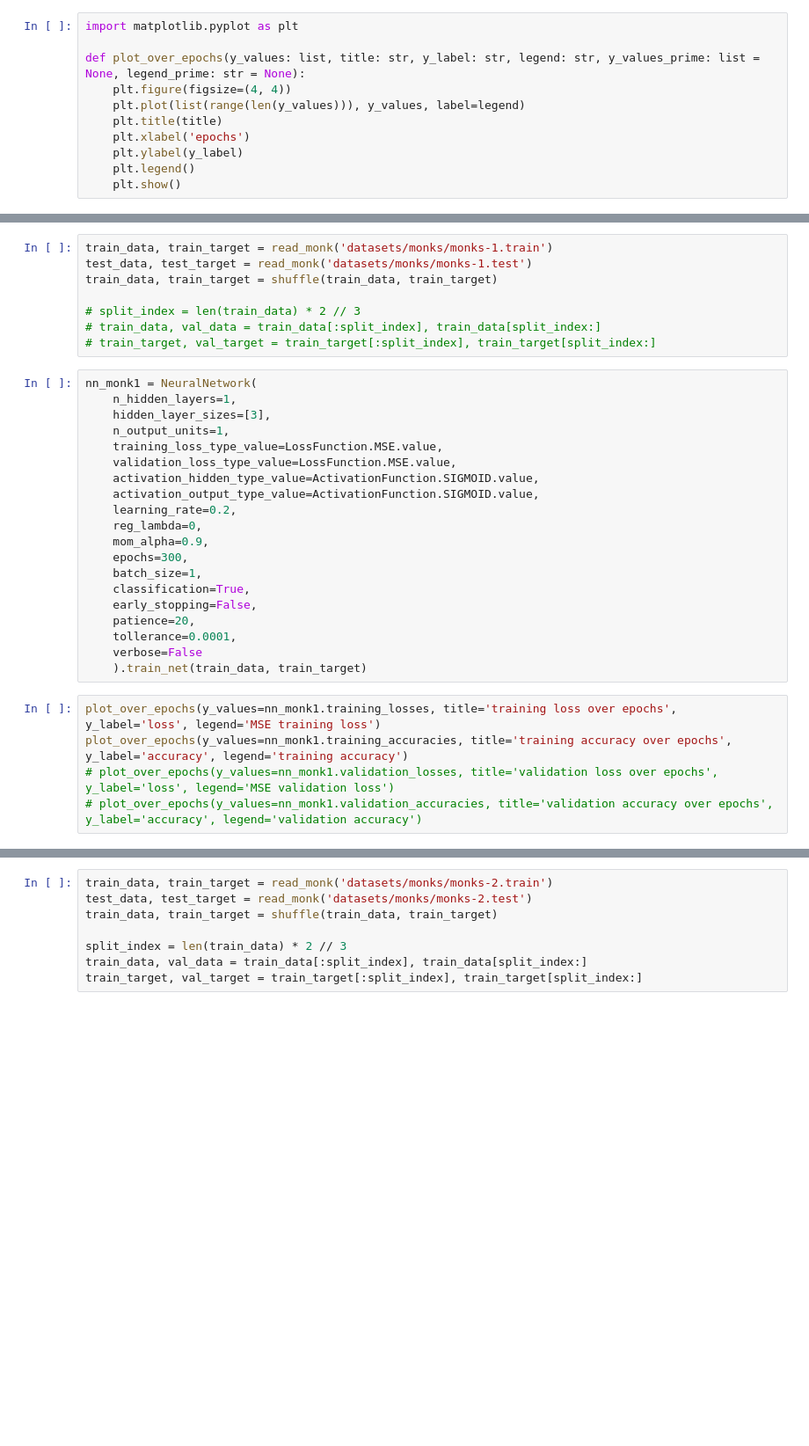
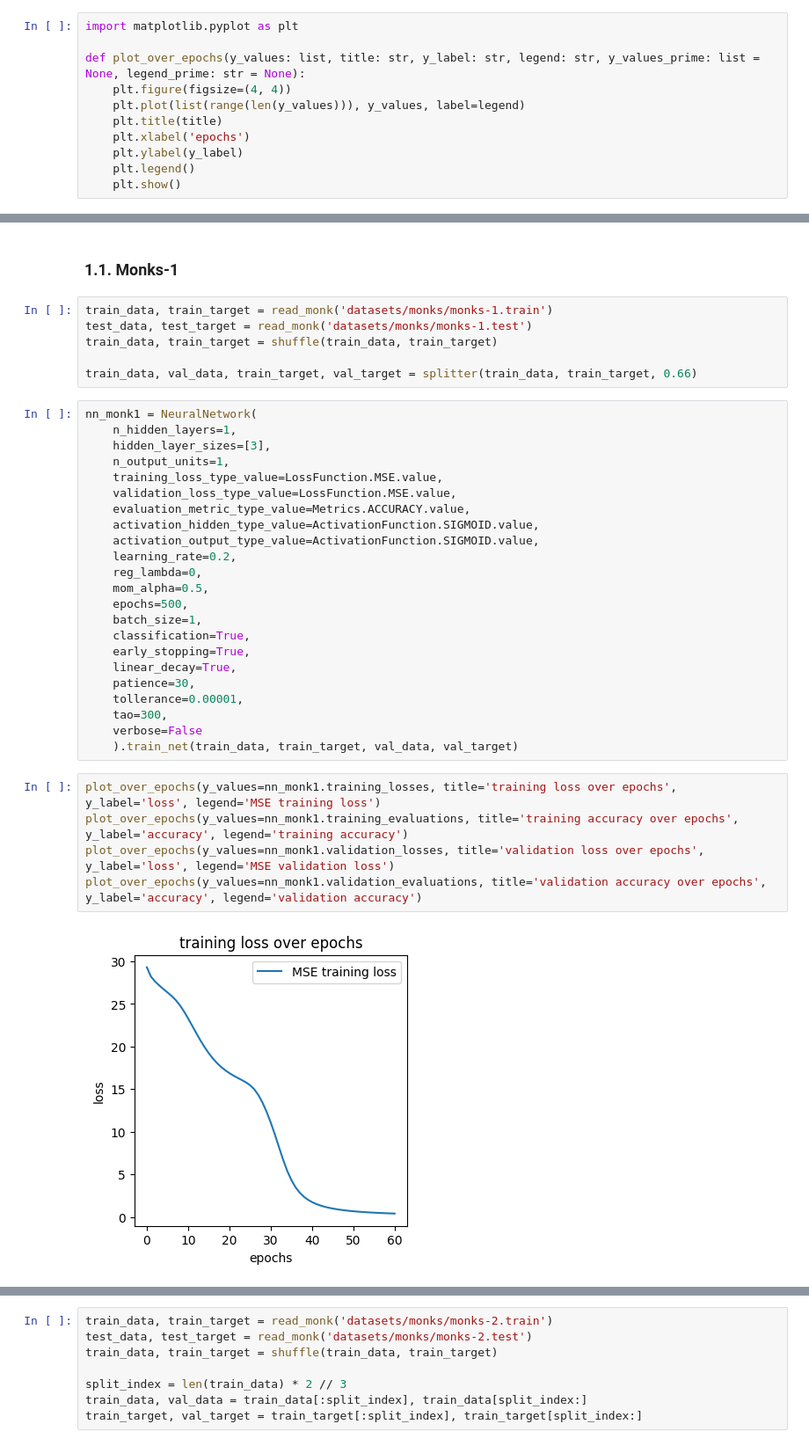
Before and after one commit to nicolapitzalis/Fully-Connected-NN-Implementation, a Jupyter notebook: notebook.ipynb, the cells around one changed output, grey strips where cells are left out. Shown at 88% size. Cells and saved outputs as stored; diff of their text form; blank space fills up the shorter version.

Commit message:
linear decay, test old_cup

```diff
--- a/notebook.ipynb
+++ b/notebook.ipynb
@@ -21,11 +23,11 @@ import numpy as np
+# %% [markdown]
+### 1.1. Monks-1
 # %%
 train_data, train_target = read_monk('datasets/monks/monks-1.train')
 test_data, test_target = read_monk('datasets/monks/monks-1.test')
 train_data, train_target = shuffle(train_data, train_target)
 
-# split_index = len(train_data) * 2 // 3
-# train_data, val_data = train_data[:split_index], train_data[split_index:]
-# train_target, val_target = train_target[:split_index], train_target[split_index:]
+train_data, val_data, train_target, val_target = splitter(train_data, train_target, 0.66)
 # %%
 nn_monk1 = NeuralNetwork(
     n_hidden_layers=1,
@@ -33,21 +35,26 @@ nn_monk1 = NeuralNetwork(
     n_output_units=1,
     training_loss_type_value=LossFunction.MSE.value,
     validation_loss_type_value=LossFunction.MSE.value,
+    evaluation_metric_type_value=Metrics.ACCURACY.value,
     activation_hidden_type_value=ActivationFunction.SIGMOID.value,
     activation_output_type_value=ActivationFunction.SIGMOID.value,
     learning_rate=0.2,
     reg_lambda=0,
-    mom_alpha=0.9,
-    epochs=300,
+    mom_alpha=0.5,
+    epochs=500,
     batch_size=1,
     classification=True,
-    early_stopping=False,
-    patience=20,
-    tollerance=0.0001,
+    early_stopping=True,
+    linear_decay=True,
+    patience=30,
+    tollerance=0.00001,
+    tao=300,
     verbose=False
-    ).train_net(train_data, train_target)
+    ).train_net(train_data, train_target, val_data, val_target)
 # %%
 plot_over_epochs(y_values=nn_monk1.training_losses, title='training loss over epochs', y_label='loss', legend='MSE training loss')
-plot_over_epochs(y_values=nn_monk1.training_accuracies, title='training accuracy over epochs', y_label='accuracy', legend='training accuracy')
-# plot_over_epochs(y_values=nn_monk1.validation_losses, title='validation loss over epochs', y_label='loss', legend='MSE validation loss')
-# plot_over_epochs(y_values=nn_monk1.validation_accuracies, title='validation accuracy over epochs', y_label='accuracy', legend='validation accuracy')
+plot_over_epochs(y_values=nn_monk1.training_evaluations, title='training accuracy over epochs', y_label='accuracy', legend='training accuracy')
+plot_over_epochs(y_values=nn_monk1.validation_losses, title='validation loss over epochs', y_label='loss', legend='MSE validation loss')
+plot_over_epochs(y_values=nn_monk1.validation_evaluations, title='validation accuracy over epochs', y_label='accuracy', legend='validation accuracy')
+# %% [output]
+[figure, added]
```
Also changed, not shown: parts of 26 cells of this notebook, 7 other files.
